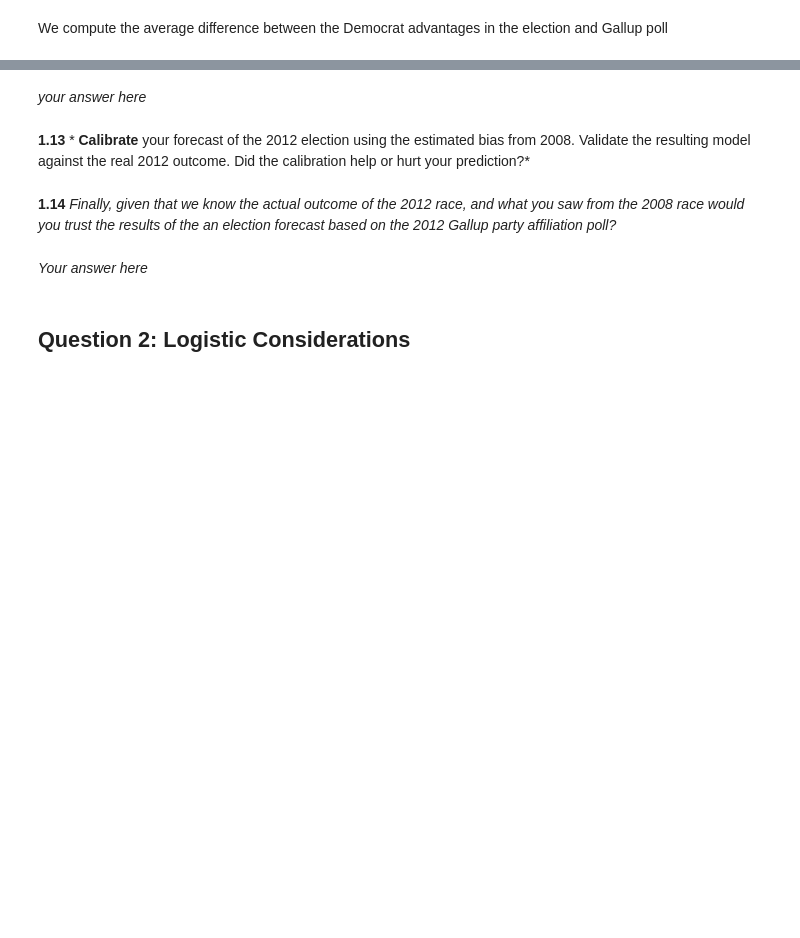
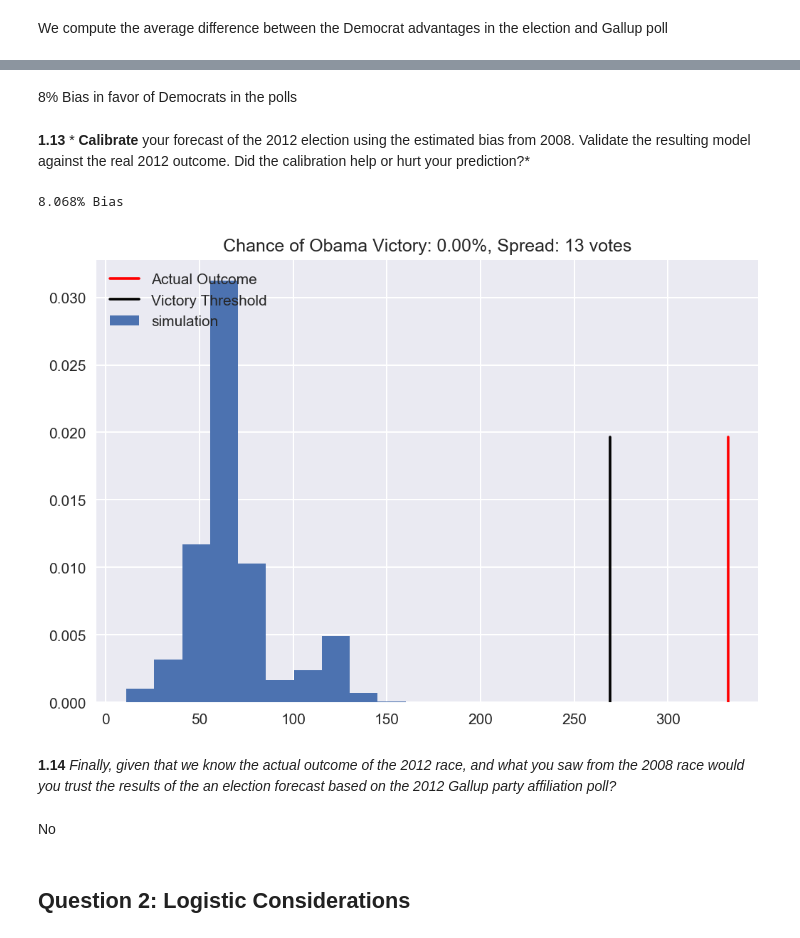
Before and after one commit to dashster18/content, a Jupyter notebook: HW2.ipynb, the cells around one changed output, grey strips where cells are left out. Drawn from its saved outputs; the diff is of its cells as text; code cells hidden in the pictures; blank space fills up the shorter version.

```diff
--- a/HW2.ipynb
+++ b/HW2.ipynb
@@ -619,4 +688,4 @@ print (prediction_08.Dem_Adv - prediction_08.Dem_Win).mean()
-# %% [markdown]
-*your answer here*
+# %% [markdown]
+8% Bias in favor of Democrats in the polls
 # %% [markdown]
 **1.13** * **Calibrate** your forecast of the 2012 election using the estimated bias from 2008. Validate the resulting model against the real 2012 outcome. Did the calibration help or hurt your prediction?*
@@ -625,7 +692,17 @@ print (prediction_08.Dem_Adv - prediction_08.Dem_Win).mean()
+# %%
+#your code here
+biased_model = biased_gallup_poll(gallup_2012, 8.068)
+biased_model = biased_model.join(electoral_votes)
+prediction = simulate_election(biased_model, 10000)
+plot_simulation(prediction)
+print("8.068% Bias")
+# %% [output]
+8.068% Bias
+[figure, added]
 # %% [markdown]
 **1.14** *Finally, given that we know the actual outcome of the 2012 race, and what you saw from the 2008 race would you trust the results of the an election forecast based on the 2012 Gallup party affiliation poll?*
-# %% [markdown]
-*Your answer here*
+# %% [markdown]
+No
 # %% [markdown]
 ## Question 2: Logistic Considerations
 # %% [markdown]
```
Also changed, not shown: parts of 17 cells of this notebook.
